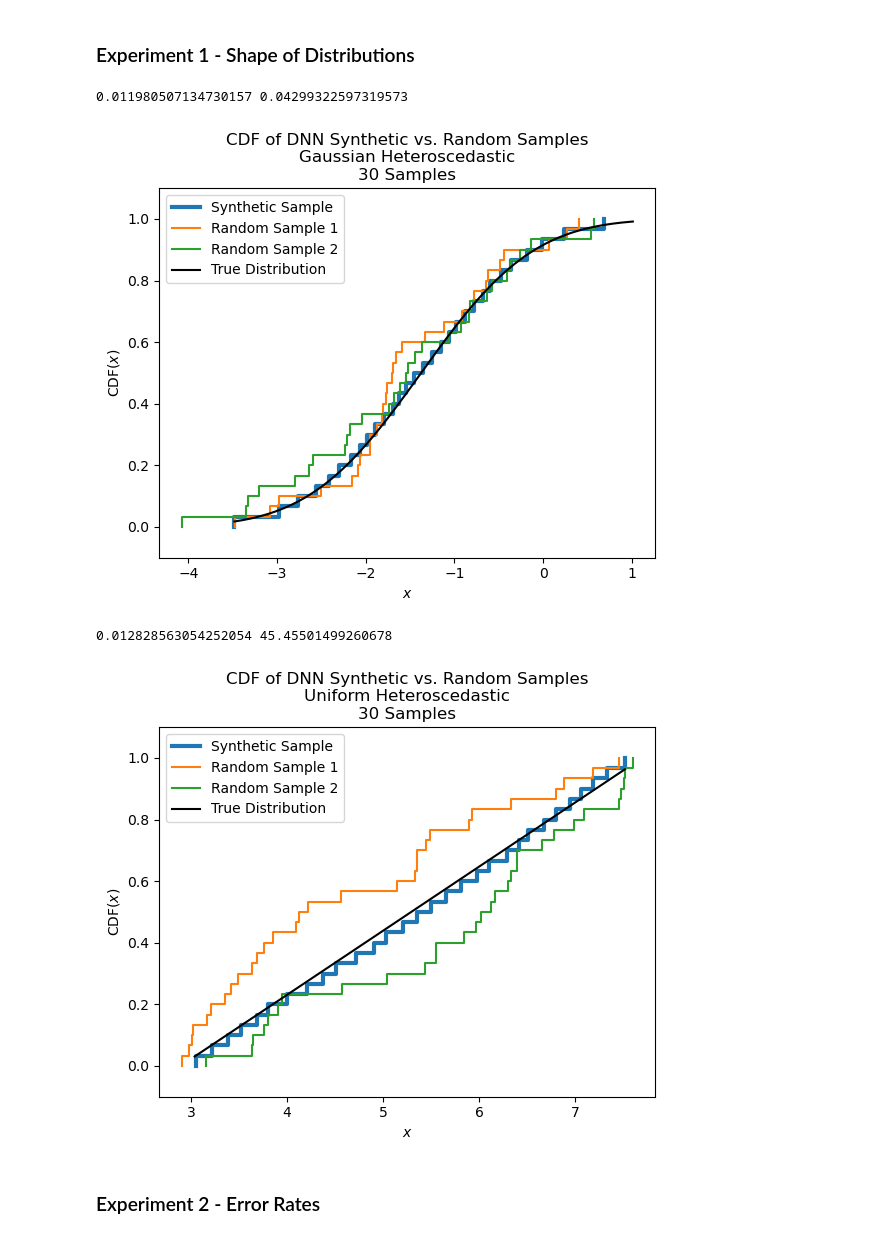
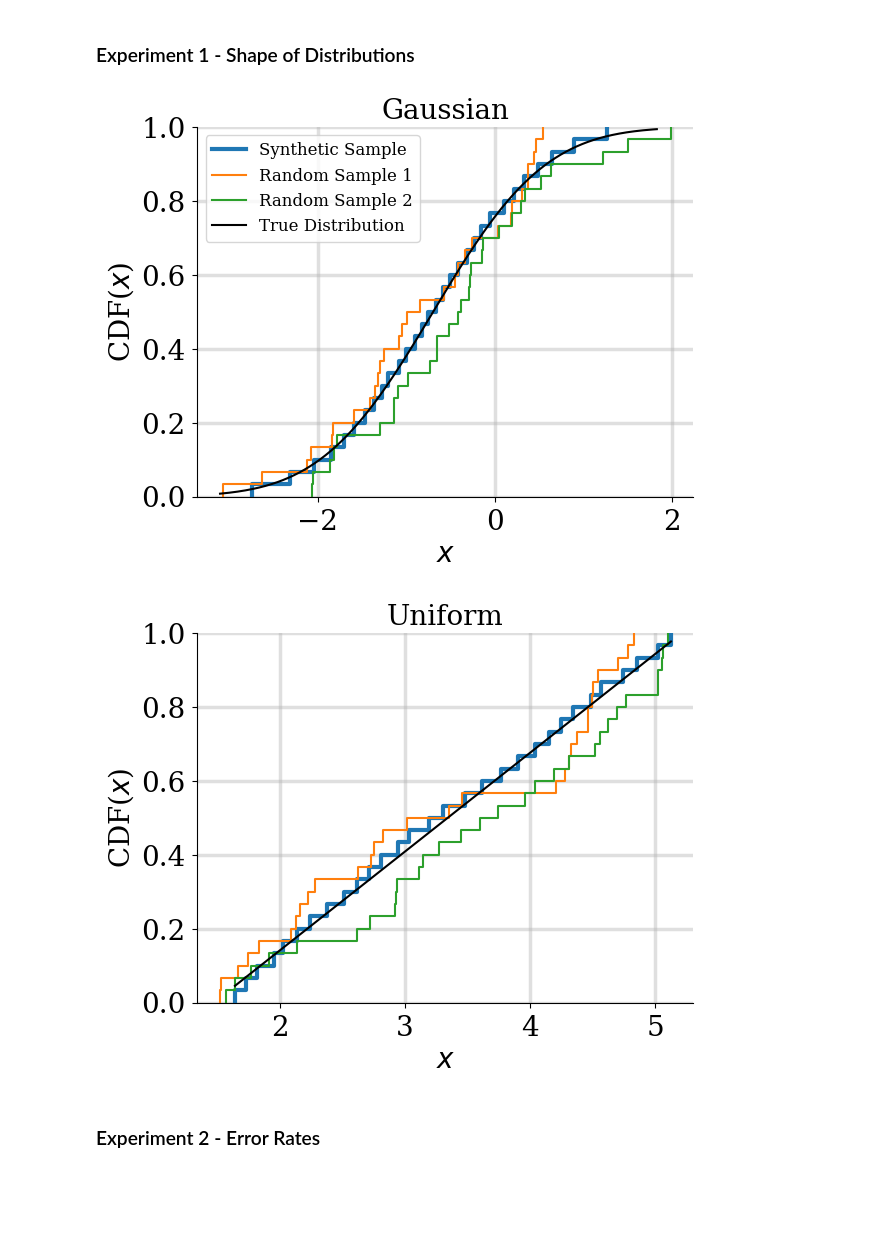
Before and after one commit to jacobf18/Dist-NN, a Jupyter notebook: nearest_neighbors.ipynb, the cells around one changed output. Cells and saved outputs as stored; diff of their text form; code cells hidden in the pictures; blank space fills up the shorter version.

```diff
--- a/nearest_neighbors.ipynb
+++ b/nearest_neighbors.ipynb
@@ -13,6 +15,24 @@ warnings.filterwarnings("ignore")
 
 # NOTE: Whenever lambda functions are used, we create default variables when accessing
 # outside variables. This is explained here: https://docs.python.org/3/faq/programming.html#id11
+# %%
+plt.rc('font', family='serif')
+plt.rc('text', usetex=False)
+plt.rc('axes', axisbelow=True)
+label_size = 15
+mpl.rcParams['xtick.labelsize'] = label_size
+mpl.rcParams['ytick.labelsize'] = label_size
+mpl.rcParams['axes.labelsize'] = label_size
+mpl.rcParams['axes.titlesize'] = label_size
+mpl.rcParams['figure.titlesize'] = label_size
+mpl.rcParams['lines.markersize'] = label_size
+mpl.rcParams['grid.linewidth'] = 2.5
+mpl.rcParams['legend.fontsize'] = label_size
+pylab.rcParams['xtick.major.pad']=5
+pylab.rcParams['ytick.major.pad']=5
+
+lss = ['--',  ':', '-.', '-', '--', '-.', ':', '-', '--', '-.', ':', '-']
+mss = ['>', 'o',  's', 'D', '>', 's', 'o', 'D', '>', 's', 'o', 'D']
 # %% [markdown]
 ### Helper functions
 # %%
@@ -202,7 +273,8 @@ def estimate_row(data_table, mask, col, row_dists, eta):
         masked = (NN * mask[:,col]) == 1 # need the ==1 to convert back to booleans
         return np.mean(data_table[masked,col,:], axis = 0)
     else:
-        return [0]
+        masked = (mask[:,col]) == 1
+        return np.mean(data_table[masked, col,:], axis = 0)
 # %%
 from sklearn.model_selection import train_test_split
 from copy import deepcopy
@@ -322,35 +397,40 @@ est_dist = estimate_row(data_table, mask, 0, d, eta)
 # %%
 x_min = min(np.min(data_table[0,0]), np.min(est_dist))
 x_max = max(np.max(data_table[0,0]), np.max(est_dist))
 x = np.linspace(x_min, x_max, num = 1000)
 y = scipy.stats.norm.cdf(x, mean_rows[0], std_cols[0])
+
+mpl.rcParams['legend.fontsize'] = 12
 
 # plt.hist(data_table[0,0], density = True, alpha = 0.8)
 # plt.hist(est_dist, density = True, alpha = 0.8)
 # plt.ecdf(data_table[0,0])
 plt.ecdf(est_dist, linewidth=3)
 for _ in range(2):
     plt.ecdf(np.random.normal(mean_rows[0], std_cols[0], n))
 # sample = np.random.normal(mean_rows[0], std_cols[0], n)
 # plt.ecdf(sample)
 
-est_error = wasserstein2(empirical_quantile(est_dist), true_dists[0,0])
-true_error = wasserstein2(empirical_quantile(sample), true_dists[0,0])
+# est_error = wasserstein2(empirical_quantile(est_dist), true_dists[0,0])
+# true_error = wasserstein2(empirical_quantile(sample), true_dists[0,0])
 
 plt.plot(x,y, '-', c='k')
 plt.legend(["Synthetic Sample"] + [f"Random Sample {i + 1}" for i in range(2)] + ["True Distribution"])
 # plt.legend(["Synthetic Sample", "Random Sample", "True Distribution"])
 # plt.title(f"Gaussian Homoscedastic \n Random Sample Error = {true_error:.4f} \n Synthetic Sample Error = {est_error:.4f}")
-plt.title(f"CDF of DNN Synthetic vs. Random Samples\nGaussian Heteroscedastic\n{n} Samples")
+plt.title("Gaussian")
 plt.xlabel("$x$")
 plt.ylabel("CDF($x$)")
-plt.ylim([-0.1,1.1])
+# plt.ylim([-0.1,1.1])
+ax = plt.gca()
+ax.spines['top'].set_visible(False)
+ax.spines['right'].set_visible(False)
+ax.grid(True, alpha=0.4)
 plt.savefig(f"figures/denoising-norm-diff-var-cdf-more-random.pdf", bbox_inches="tight")
 
-print(est_error, true_error)
+# print(est_error, true_error)
 # %% [output]
-0.011980507134730157 0.04299322597319573
-[figure, old version]
+[figure, new version]
 # %%
 M = 100
 N = 20
@@ -381,22 +461,26 @@ plt.ecdf(est_dist, linewidth=3)
 for _ in range(2):
     plt.ecdf(np.random.uniform(mean_rows[0], mean_rows[0] + std_cols[0], n))
 
-est_error = wasserstein2(empirical_quantile(est_dist), true_dists[0,0])
-true_error = wasserstein2(empirical_quantile(sample), true_dists[0,0])
+# est_error = wasserstein2(empirical_quantile(est_dist), true_dists[0,0])
+# true_error = wasserstein2(empirical_quantile(sample), true_dists[0,0])
 
 plt.plot(x,y, '-', c='k')
-plt.legend(["Synthetic Sample"] + [f"Random Sample {i + 1}" for i in range(2)] + ["True Distribution"])
+# plt.legend(["Synthetic Sample"] + [f"Random Sample {i + 1}" for i in range(2)] + ["True Distribution"])
 # plt.legend(["Synthetic Sample", "Random Sample", "True Distribution"])
 # plt.title(f"Gaussian Homoscedastic \n Random Sample Error = {true_error:.4f} \n Synthetic Sample Error = {est_error:.4f}")
-plt.title(f"CDF of DNN Synthetic vs. Random Samples\nUniform Heteroscedastic\n{n} Samples")
+# plt.title(f"CDF of DNN Synthetic vs. Random Samples\nUniform Heteroscedastic\n{n} Samples")
+plt.title("Uniform")
 plt.xlabel("$x$")
 plt.ylabel("CDF($x$)")
-plt.ylim([-0.1,1.1])
+# plt.ylim([-0.1,1.1])
+ax = plt.gca()
+ax.spines['top'].set_visible(False)
+ax.spines['right'].set_visible(False)
+ax.grid(True, alpha=0.4)
 plt.savefig(f"figures/denoising-unif-diff-var-cdf-more-random.pdf", bbox_inches="tight")
 
-print(est_error, true_error)
+# print(est_error, true_error)
 # %% [output]
-0.012828563054252054 45.45501499260678
-[figure, old version]
+[figure, new version]
 # %% [markdown]
 ### Experiment 2 - Error Rates
```
Also changed, not shown: parts of 20 cells of this notebook, 1 other file.
